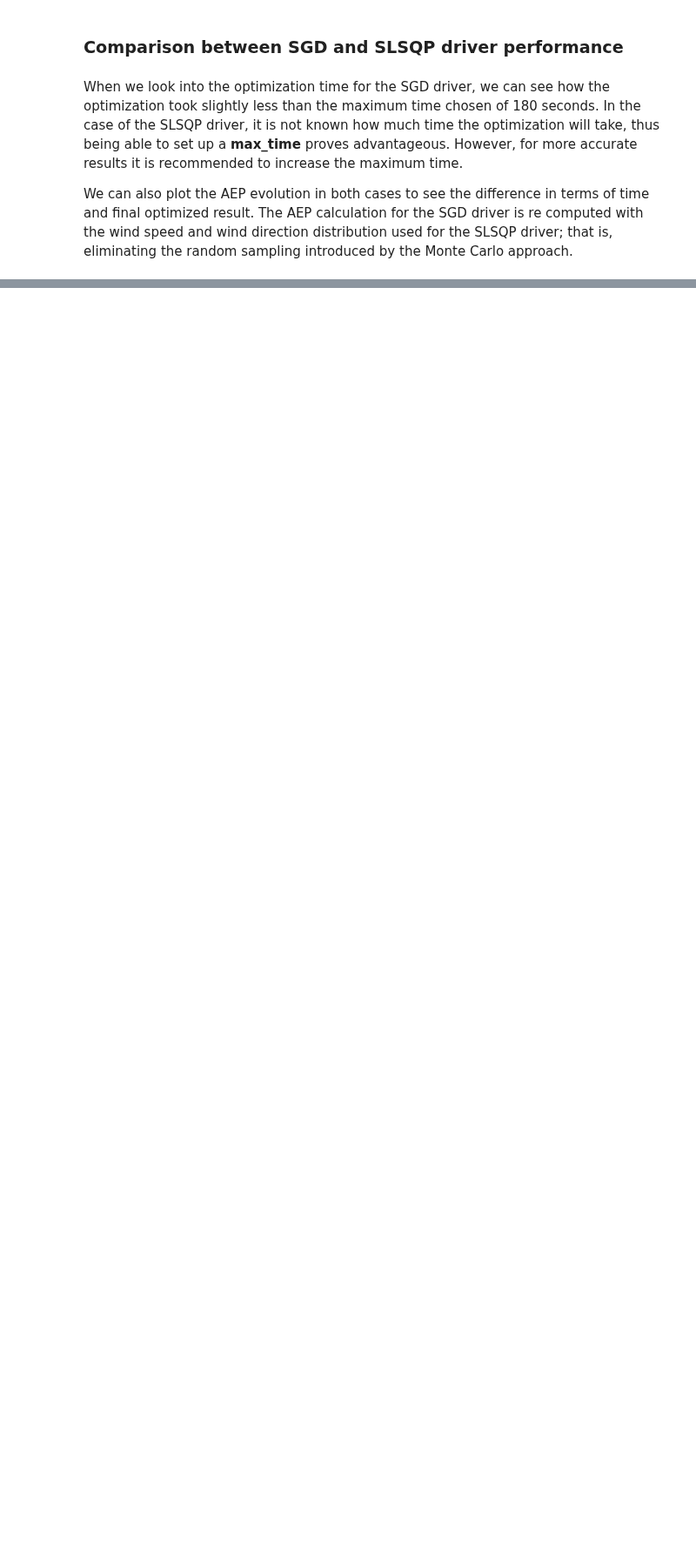
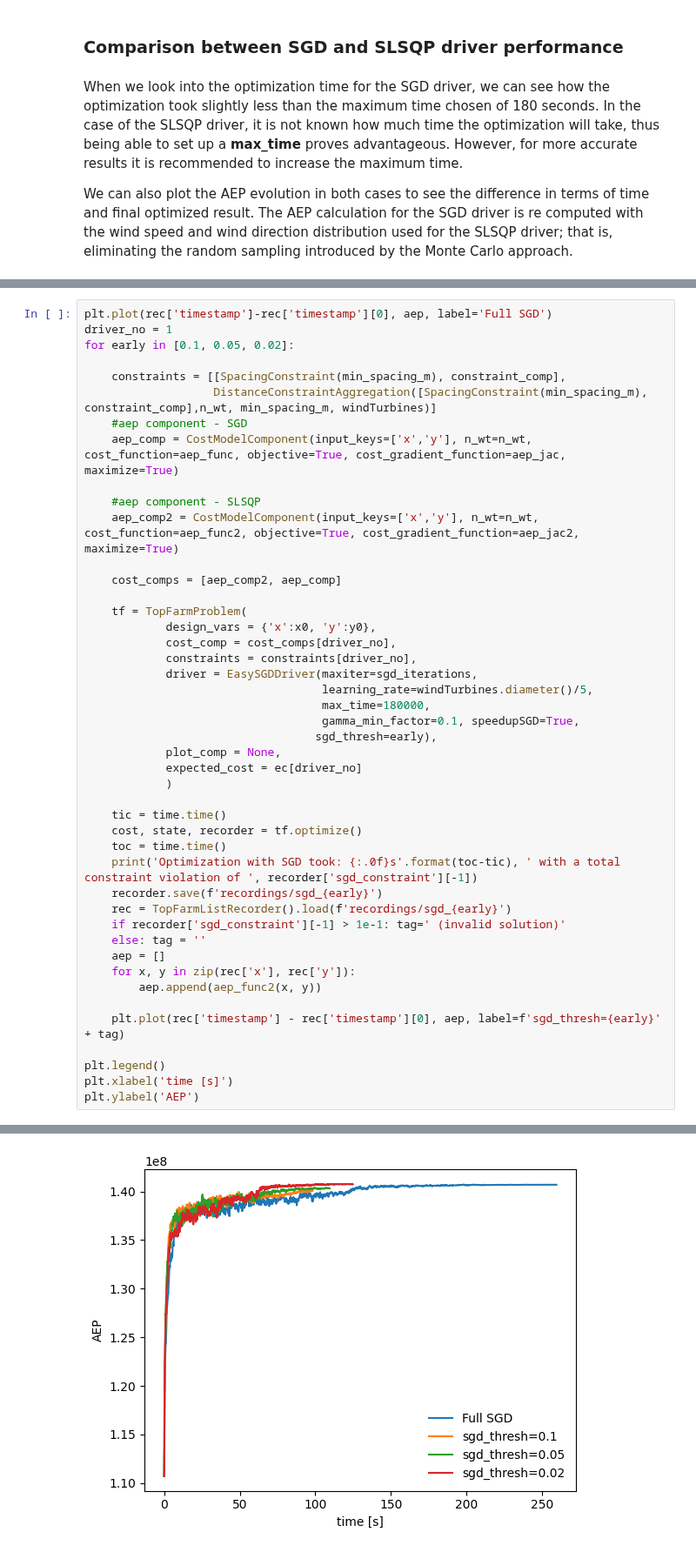
Before and after one commit to DTUWindEnergy/TopFarm2, a Jupyter notebook: docs/notebooks/sgd_slsqp_comparison.ipynb, the cells around one changed output, grey strips where cells are left out. Shown at 87% size. Cells and saved outputs as stored; diff of their text form; blank space fills up the shorter version.

Commit message:
early stopping example

```diff
--- a/docs/notebooks/sgd_slsqp_comparison.ipynb
+++ b/docs/notebooks/sgd_slsqp_comparison.ipynb
@@ -251,0 +258,46 @@ SGD AEP improvement: 13.71%
+# %%
+plt.plot(rec['timestamp']-rec['timestamp'][0], aep, label='Full SGD')
+driver_no = 1
+for early in [0.1, 0.05, 0.02]:
+
+    constraints = [[SpacingConstraint(min_spacing_m), constraint_comp],
+                   DistanceConstraintAggregation([SpacingConstraint(min_spacing_m), constraint_comp],n_wt, min_spacing_m, windTurbines)]
+    #aep component - SGD
+    aep_comp = CostModelComponent(input_keys=['x','y'], n_wt=n_wt, cost_function=aep_func, objective=True, cost_gradient_function=aep_jac, maximize=True)
+
+    #aep component - SLSQP
+    aep_comp2 = CostModelComponent(input_keys=['x','y'], n_wt=n_wt, cost_function=aep_func2, objective=True, cost_gradient_function=aep_jac2, maximize=True)
+
+    cost_comps = [aep_comp2, aep_comp]
+
+    tf = TopFarmProblem(
+            design_vars = {'x':x0, 'y':y0},
+            cost_comp = cost_comps[driver_no],
+            constraints = constraints[driver_no],
+            driver = EasySGDDriver(maxiter=sgd_iterations,
+                                   learning_rate=windTurbines.diameter()/5,
+                                   max_time=180000,
+                                   gamma_min_factor=0.1, speedupSGD=True,
+                                  sgd_thresh=early),
+            plot_comp = None,
+            expected_cost = ec[driver_no]
+            )
+
+    tic = time.time()
+    cost, state, recorder = tf.optimize()
+    toc = time.time()
+    print('Optimization with SGD took: {:.0f}s'.format(toc-tic), ' with a total constraint violation of ', recorder['sgd_constraint'][-1])
+    recorder.save(f'recordings/sgd_{early}')
+    rec = TopFarmListRecorder().load(f'recordings/sgd_{early}')
+    if recorder['sgd_constraint'][-1] > 1e-1: tag=' (invalid solution)'
+    else: tag = ''
+    aep = []
+    for x, y in zip(rec['x'], rec['y']):
+        aep.append(aep_func2(x, y))
+
+    plt.plot(rec['timestamp'] - rec['timestamp'][0], aep, label=f'sgd_thresh={early}' + tag)
+
+plt.legend()
+plt.xlabel('time [s]')
+plt.ylabel('AEP')
+# %% [output]
@@ -251,0 +322 @@ SGD AEP improvement: 13.71%
+[figure, added]
```
Also changed, not shown: parts of 10 cells of this notebook.
